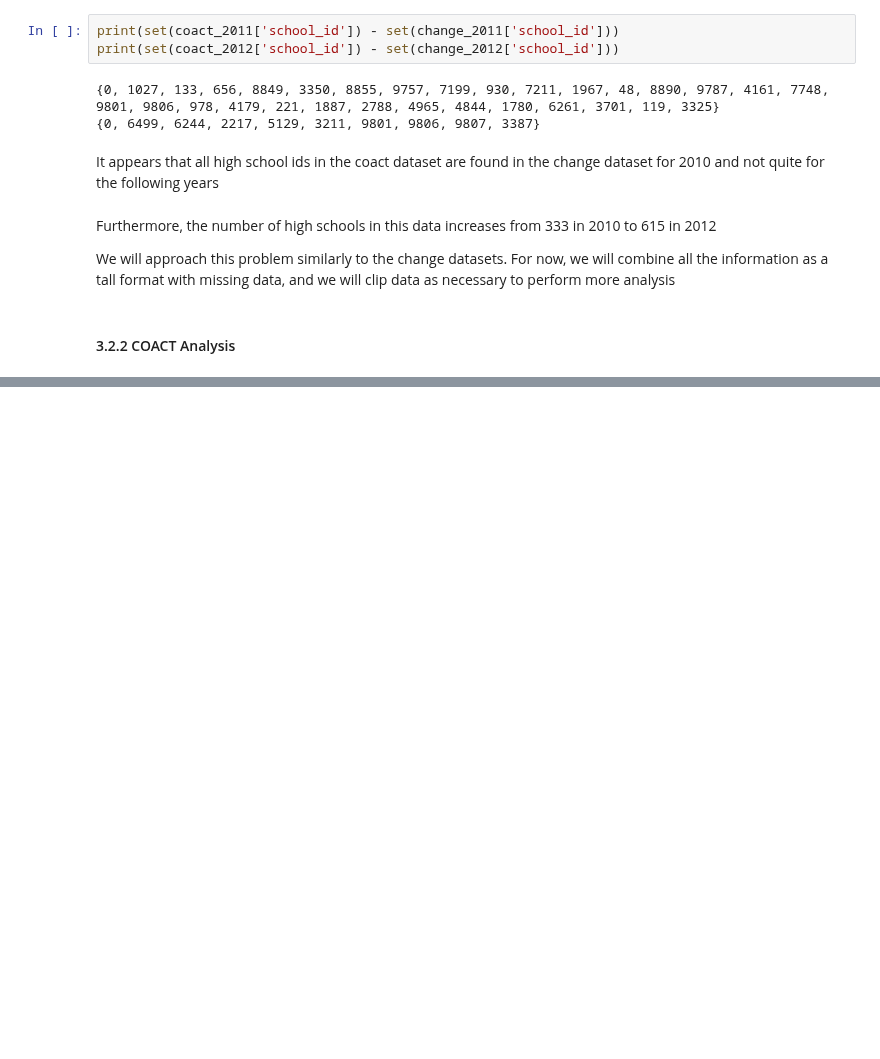
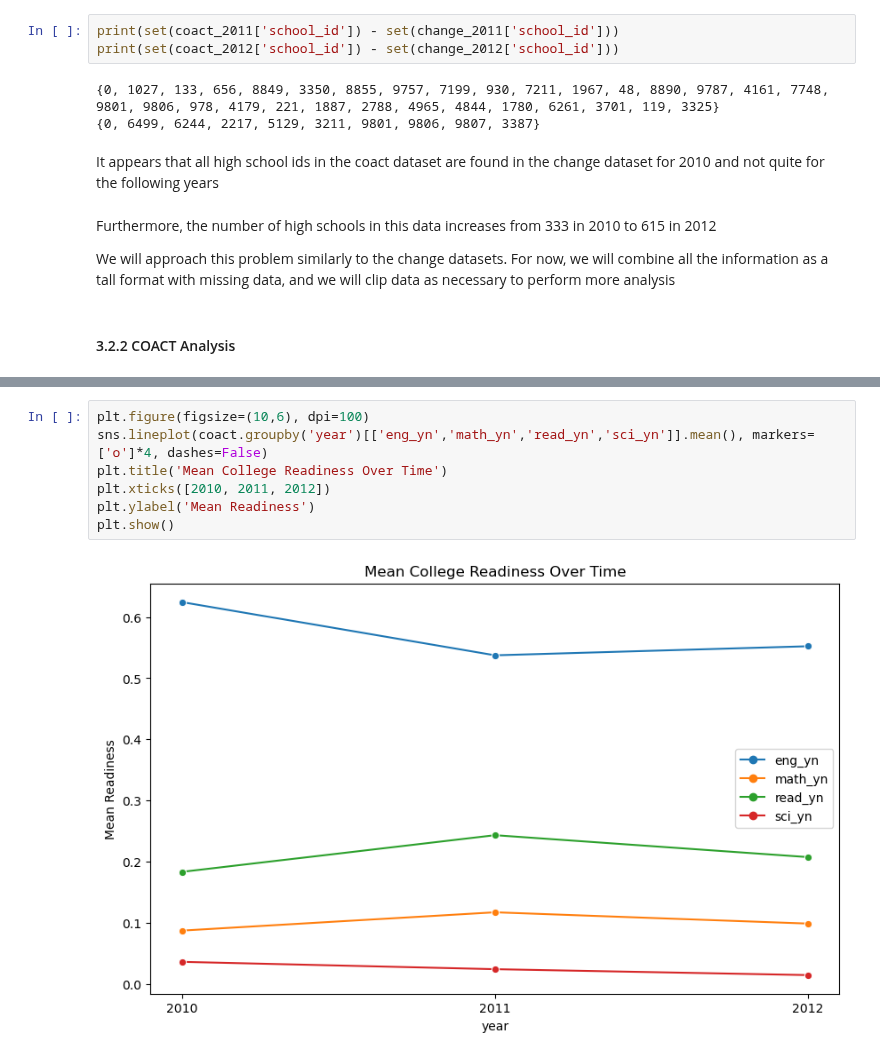
Before and after one commit to clewis53/CaeleyLewis-Capstone2-StoryOfColoradoEducation, a Jupyter notebook: notebooks/0.2-EDA.ipynb, the cells around one changed output, grey strips where cells are left out. Cells and saved outputs as stored; diff of their text form; blank space fills up the shorter version.

Commit message:
Complete COACT EDA
COACT EDA is finished

```diff
--- a/notebooks/0.2-EDA.ipynb
+++ b/notebooks/0.2-EDA.ipynb
@@ -1014,0 +1015,9 @@ coact.groupby('year')[['eng_yn','math_yn','read_yn','sci_yn']].describe().T
+# %%
+plt.figure(figsize=(10,6), dpi=100)
+sns.lineplot(coact.groupby('year')[['eng_yn','math_yn','read_yn','sci_yn']].mean(), markers=['o']*4, dashes=False)
+plt.title('Mean College Readiness Over Time')
+plt.xticks([2010, 2011, 2012])
+plt.ylabel('Mean Readiness')
+plt.show()
+# %% [output]
+[figure, added]
```
Also changed, not shown: parts of 8 cells of this notebook.
